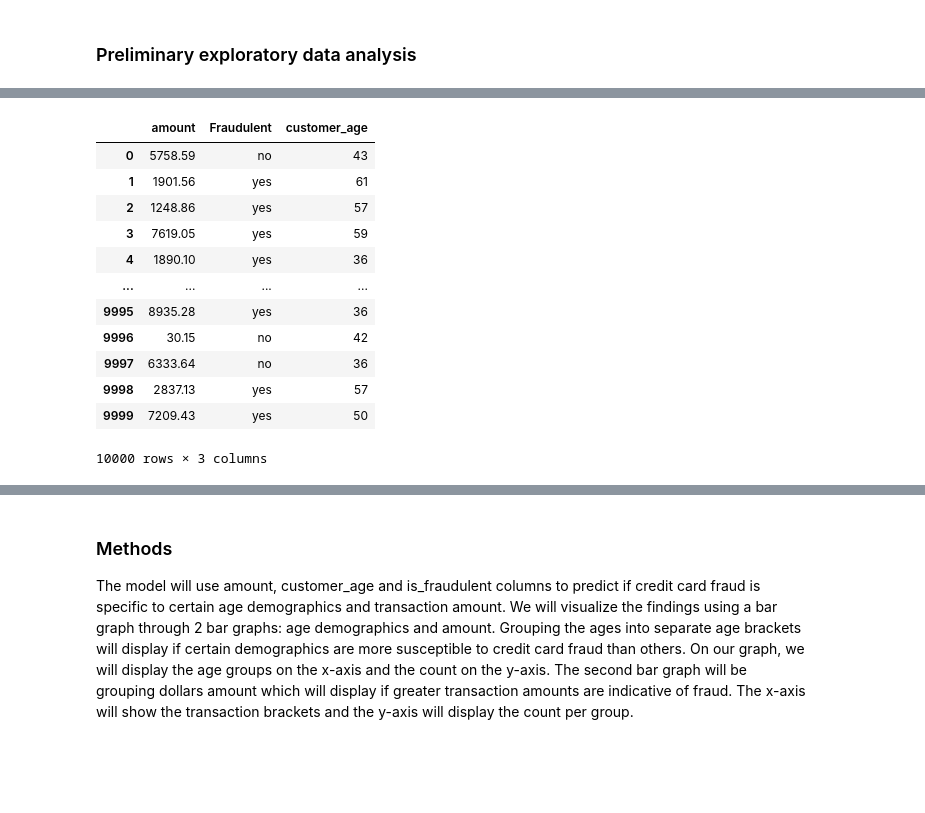
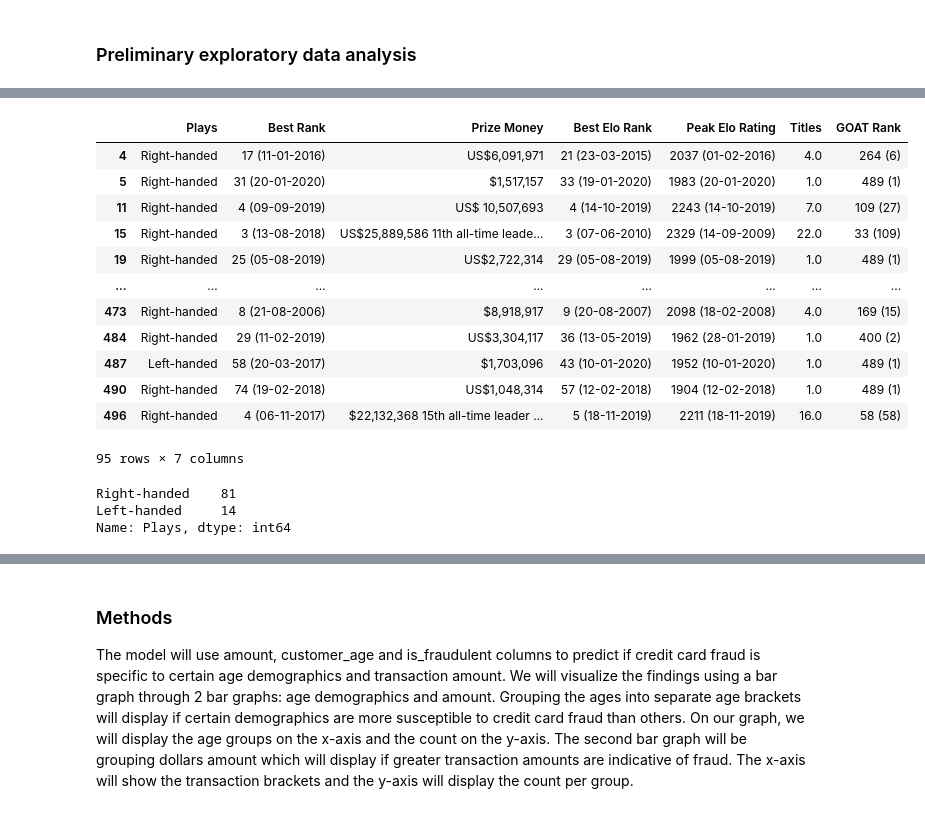
Before and after one commit to Rehnoor/Tennis_Handedness, a Jupyter notebook: Documents/project_proposal.ipynb, the cells around one changed output, grey strips where cells are left out. Cells and saved outputs as stored; diff of their text form; code cells hidden in the pictures; blank space fills up the shorter version.

```diff
--- a/Documents/project_proposal.ipynb
+++ b/Documents/project_proposal.ipynb
@@ -29,6 +29,6 @@ The data set used in this proposal, Transaction Data for Fraud Analysis, analyse
 import pandas as pd
 import altair as alt
 # %%
-financial_data = pd.read_csv("data/synthetic_financial_data.csv")
-financial_data
+data = pd.read_csv("https://drive.google.com/uc?export=download&id=1_MECmUXZuuILYeEOfonSGqodW6qVdhsS")
+data
 # %% [output]
@@ -54,12 +59,5 @@ Index(['transaction_id', 'customer_id', 'merchant_id', 'amount',
       dtype='object')
 # %%
-def categorize(value):
-    if value == 0:
-        return 'no'
-    else:
-        return 'yes'
-
-financial_data['Fraudulent'] = financial_data['is_fraudulent'].apply(categorize)
-
-financial_data
+data_filtered = data[['Plays', 'Best Rank', 'Prize Money', 'Best Elo Rank', 'Peak Elo Rating', 'Titles', 'GOAT Rank']]
+data_filtered
 # %% [output]
@@ -79,20 +77,24 @@ financial_data
 # %%
-financial_data=financial_data[['amount', 'Fraudulent', 'customer_age']]
-financial_data
+data_clean = data_filtered.dropna()
+data_clean
 # %% [output]
-|  | amount | Fraudulent | customer_age |
-| 0 | 5758.59 | no | 43 |
-| 1 | 1901.56 | yes | 61 |
-| 2 | 1248.86 | yes | 57 |
-| 3 | 7619.05 | yes | 59 |
-| 4 | 1890.10 | yes | 36 |
-| ... | ... | ... | ... |
-| 9995 | 8935.28 | yes | 36 |
-| 9996 | 30.15 | no | 42 |
-| 9997 | 6333.64 | no | 36 |
-| 9998 | 2837.13 | yes | 57 |
-| 9999 | 7209.43 | yes | 50 |
+|  | Plays | Best Rank | Prize Money | Best Elo Rank | Peak Elo Rating | Titles | GOAT Rank |
+| 4 | Right-handed | 17 (11-01-2016) | US$6,091,971 | 21 (23-03-2015) | 2037 (01-02-2016) | 4.0 | 264 (6) |
+| 5 | Right-handed | 31 (20-01-2020) | $1,517,157 | 33 (19-01-2020) | 1983 (20-01-2020) | 1.0 | 489 (1) |
+| 11 | Right-handed | 4 (09-09-2019) | US$ 10,507,693 | 4 (14-10-2019) | 2243 (14-10-2019) | 7.0 | 109 (27) |
+| 15 | Right-handed | 3 (13-08-2018) | US$25,889,586 11th all-time leade... | 3 (07-06-2010) | 2329 (14-09-2009) | 22.0 | 33 (109) |
+| 19 | Right-handed | 25 (05-08-2019) | US$2,722,314 | 29 (05-08-2019) | 1999 (05-08-2019) | 1.0 | 489 (1) |
+| ... | ... | ... | ... | ... | ... | ... | ... |
+| 473 | Right-handed | 8 (21-08-2006) | $8,918,917 | 9 (20-08-2007) | 2098 (18-02-2008) | 4.0 | 169 (15) |
+| 484 | Right-handed | 29 (11-02-2019) | US$3,304,117 | 36 (13-05-2019) | 1962 (28-01-2019) | 1.0 | 400 (2) |
+| 487 | Left-handed | 58 (20-03-2017) | $1,703,096 | 43 (10-01-2020) | 1952 (10-01-2020) | 1.0 | 489 (1) |
+| 490 | Right-handed | 74 (19-02-2018) | US$1,048,314 | 57 (12-02-2018) | 1904 (12-02-2018) | 1.0 | 489 (1) |
+| 496 | Right-handed | 4 (06-11-2017) | $22,132,368 15th all-time leader ... | 5 (18-11-2019) | 2211 (18-11-2019) | 16.0 | 58 (58) |
-10000 rows × 3 columns
+95 rows × 7 columns
 # %%
-import altair as alt
+data_clean['Plays'].value_counts()
+# %% [output]
+Right-handed    81
+Left-handed     14
+Name: Plays, dtype: int64
 # %%
```
Also changed, not shown: parts of 6 cells of this notebook.
